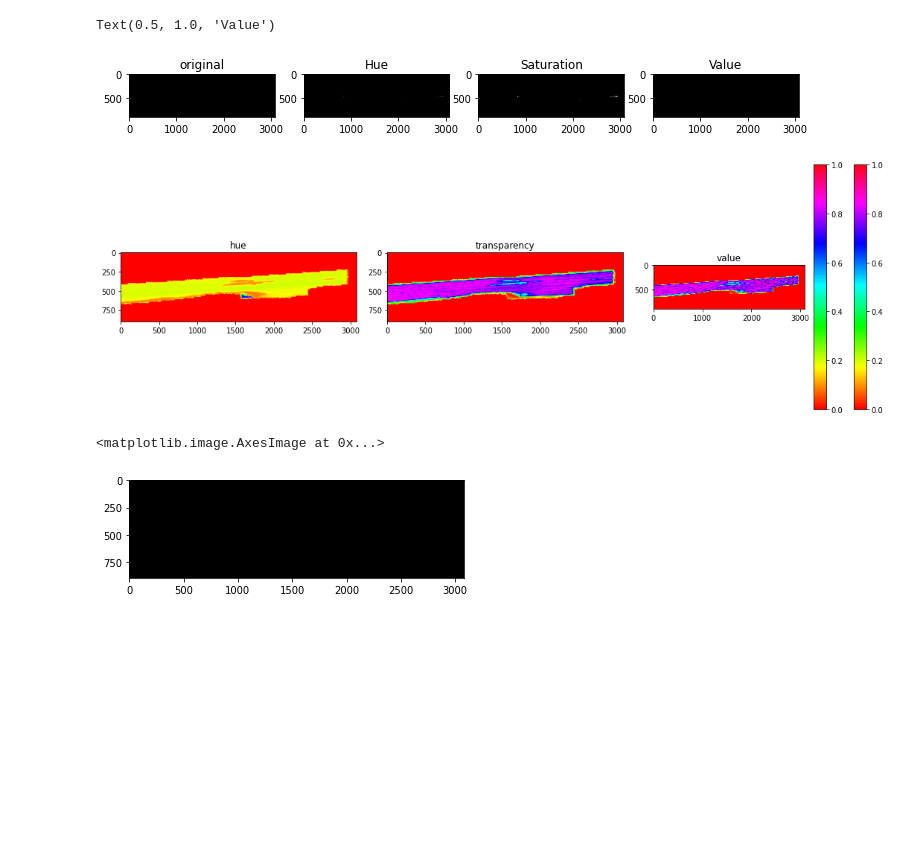
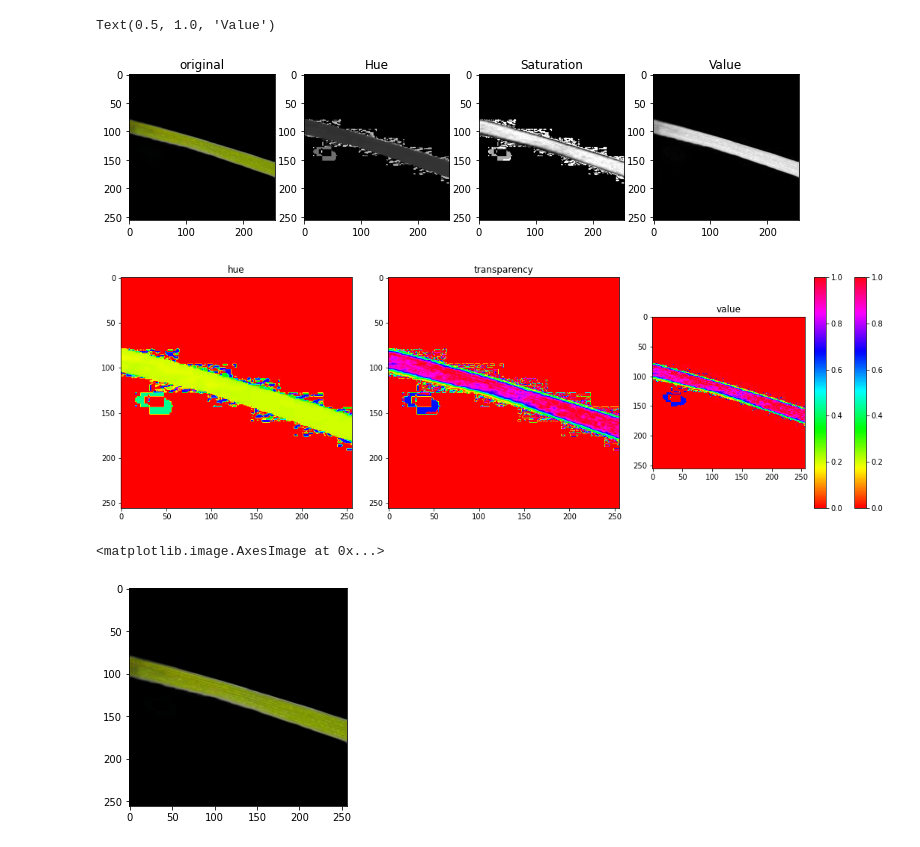
Before and after one commit to paddy-farmer/Padi, a Jupyter notebook: projek_pdc/Projek-PDC.ipynb, the cells around one changed output. Saved outputs shown, nothing was run; the diff lists cells and outputs as text; code cells hidden in the pictures; blank space fills up the shorter version.

```diff
--- a/projek_pdc/Projek-PDC.ipynb
+++ b/projek_pdc/Projek-PDC.ipynb
@@ -187,23 +210,23 @@ KeyboardInterrupt:
 # #if esc pressed, finish.
 # cv2.destroyAllWindows()
 # %%
-x = cv2.imread("rld_img_rembg/blb/DSC_0701.jpg") #read image from path
+x = cv2.imread("rld_img_rembg/healthy/shape_5_.jpg") #read image from path
 x = cv2.cvtColor(x, cv2.COLOR_BGR2RGB) #convert image color to RGB
 leaf_disease_hsv = rgb2hsv(x) #convert RGB image to HSV (Based on from https://mattmaulion.medium.com/color-image-segmentation-image-processing-4a04eca25c0 by Matt Maulion)
 
 # print(x.shape)
 fig, ax = plt.subplots(1, 4, figsize=(12,4))
 ax[0].imshow(x)
 ax[0].set_title('original')
 ax[1].imshow(leaf_disease_hsv[:,:,0], cmap='gray')
 ax[1].set_title('Hue')
 ax[2].imshow(leaf_disease_hsv[:,:,1], cmap='gray')
 ax[2].set_title('Saturation')
 ax[3].imshow(leaf_disease_hsv[:,:,2], cmap='gray')
 ax[3].set_title('Value')
 # %% [output]
 Text(0.5, 1.0, 'Value')
-[figure, old version]
+[figure, new version]
 # %%
 fig, ax = plt.subplots(1, 3, figsize=(15, 5))
 ax[0].imshow(leaf_disease_hsv[:,:,0],cmap='hsv')
@@ -218,15 +241,15 @@ fig.colorbar(skimage.io.imshow(leaf_disease_hsv[:,:,1],cmap='hsv'))
 
 fig.tight_layout()
 # %% [output]
-[figure, old version]
+[figure, new version]
 # %%
 #lower hue
 lower_hue_mask = leaf_disease_hsv[:,:,0] > 0.0
 #upper hue
-upper_hue_mask = leaf_disease_hsv[:,:,0] < 0.1
+upper_hue_mask = leaf_disease_hsv[:,:,0] < 1.0
 #transparensi
-lower_saturation_mask = leaf_disease_hsv[:,:,1] > 0.5
-upper_saturation_mask = leaf_disease_hsv[:,:,1] < 0.8
+# lower_saturation_mask = leaf_disease_hsv[:,:,1] > 0.5
+# upper_saturation_mask = leaf_disease_hsv[:,:,1] < 0.8
 
 
 mask_segment = upper_hue_mask*lower_hue_mask
@@ -237,4 +260,4 @@ bags_masked = np.dstack((red,green,blue))
 plt.imshow(bags_masked)
 # %% [output]
 <matplotlib.image.AxesImage at 0x...>
-[figure, old version]
+[figure, new version]
```
Also changed, not shown: parts of 34 cells of this notebook.
